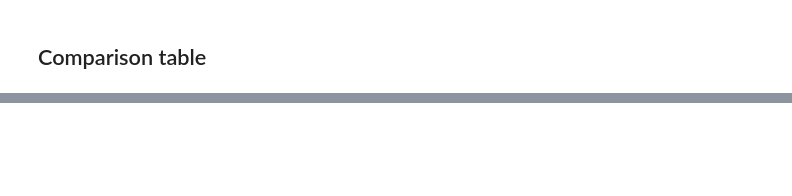
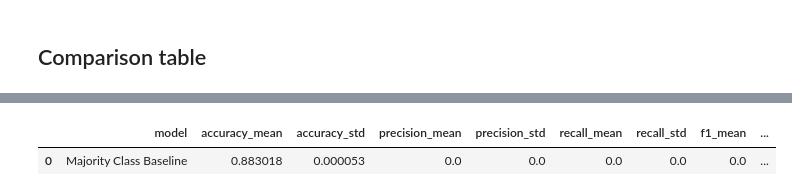
Before and after one commit to TilokJahan/BankMarketingMachineLearningProject, a Jupyter notebook: notebooks/03_modeling.ipynb, the cells around one changed output, grey strips where cells are left out. Cells and saved outputs as stored; diff of their text form; code cells hidden in the pictures; blank space fills up the shorter version.

Commit message:
Add evaluation visualizations and cross-validation

```diff
--- a/notebooks/03_modeling.ipynb
+++ b/notebooks/03_modeling.ipynb
@@ -125,0 +151,10 @@ baseline_cm
+# %%
+baseline_cv_results = cross_validate_classifier(
+    model_name="Majority Class Baseline",
+    estimator=baseline,
+    X=X_train,
+    y=y_train,
+    cv=5,
+)
+
+baseline_cv_results
@@ -125,0 +173,13 @@ baseline_cm
+# %%
+cv_results = [
+    baseline_cv_results
+]
+
+cv_results_df = cross_validation_results_to_dataframe(
+    cv_results
+)
+
+cv_results_df
+# %% [output]
+|  | model | accuracy_mean | accuracy_std | precision_mean | precision_std | recall_mean | recall_std | f1_mean | ... |
+| 0 | Majority Class Baseline | 0.883018 | 0.000053 | 0.0 | 0.0 | 0.0 | 0.0 | 0.0 | ... |
```
Also changed, not shown: parts of 16 cells of this notebook, 2 other files.
